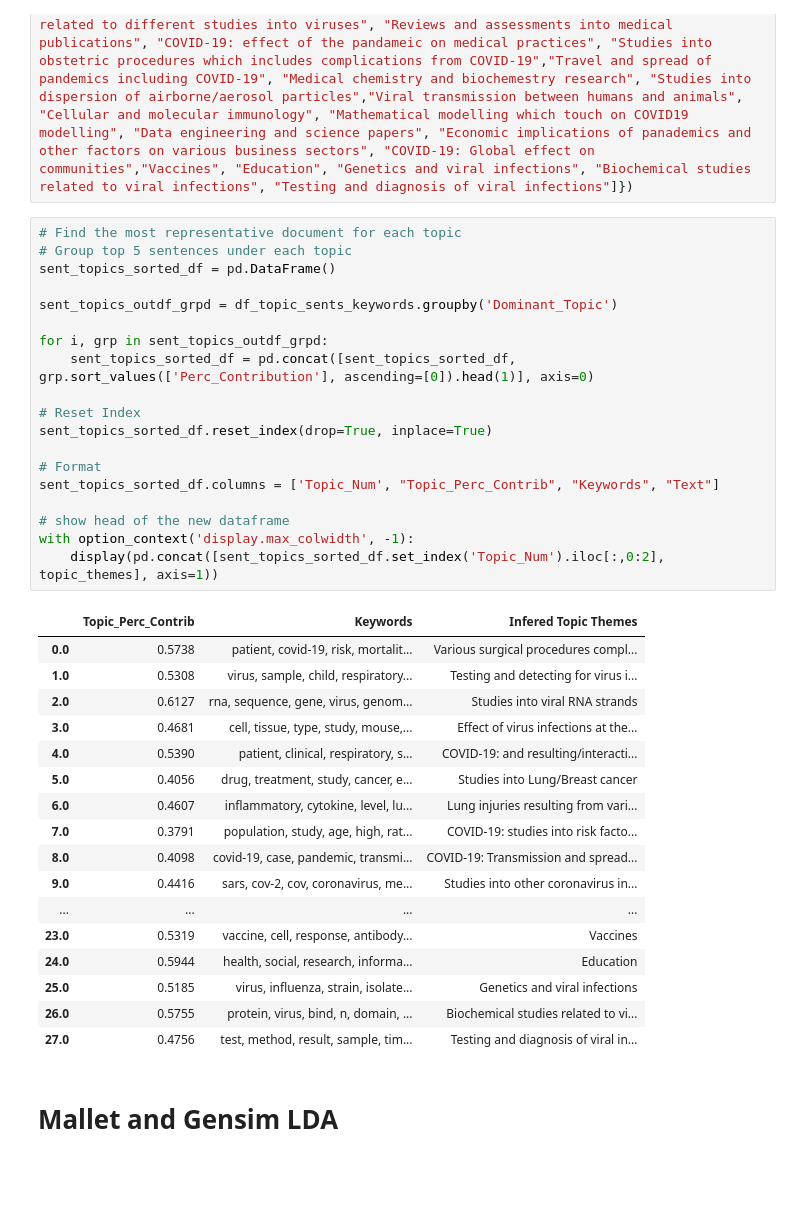
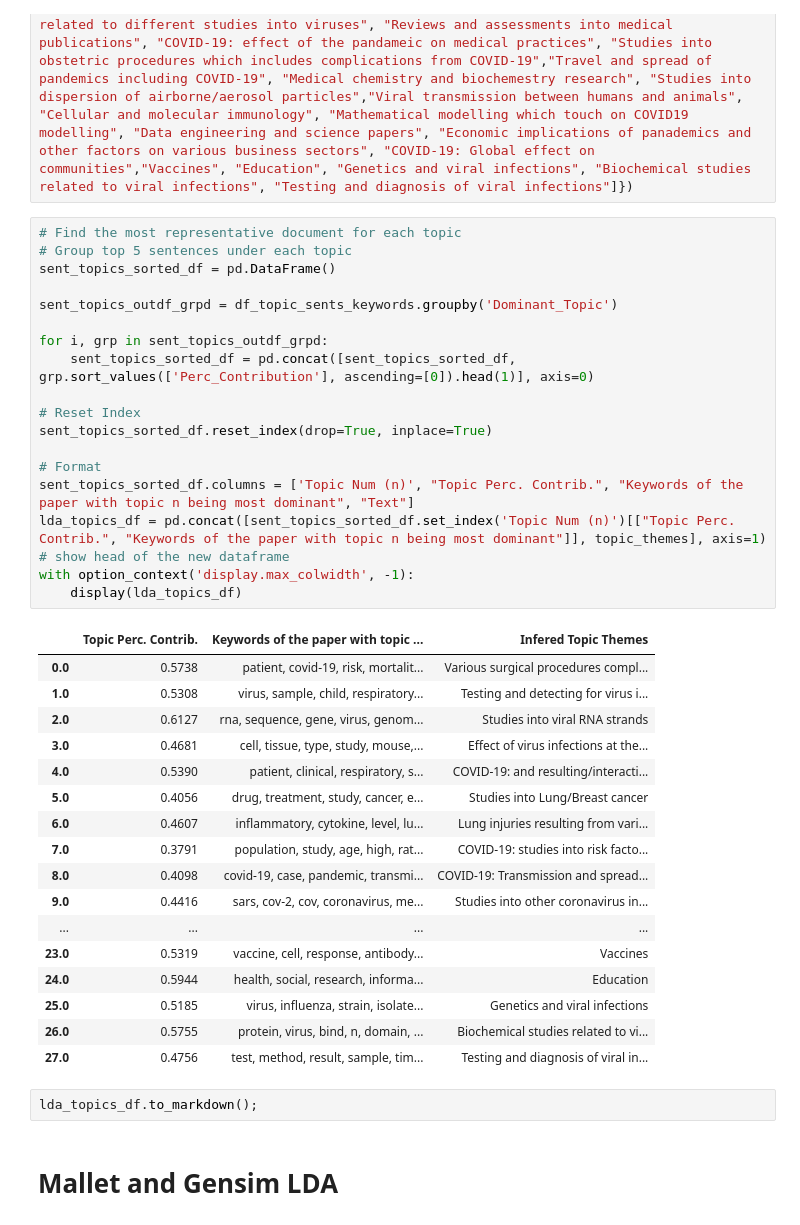
Before and after one commit to oqusous/COVID19_pmc_LDA, a Jupyter notebook: 01_IntroConc_Gensim_LDA_models.ipynb, the cells around one changed output. Cells and saved outputs as stored; diff of their text form; blank space fills up the shorter version.

Commit message:
infered topics table

```diff
--- a/01_IntroConc_Gensim_LDA_models.ipynb
+++ b/01_IntroConc_Gensim_LDA_models.ipynb
@@ -332,24 +332,24 @@ topic_themes = pd.DataFrame({'Infered Topic Themes':["Various surgical procedure
 # %%
 # Find the most representative document for each topic
 # Group top 5 sentences under each topic
 sent_topics_sorted_df = pd.DataFrame()
 
 sent_topics_outdf_grpd = df_topic_sents_keywords.groupby('Dominant_Topic')
 
 for i, grp in sent_topics_outdf_grpd:
     sent_topics_sorted_df = pd.concat([sent_topics_sorted_df, grp.sort_values(['Perc_Contribution'], ascending=[0]).head(1)], axis=0)
 
 # Reset Index
 sent_topics_sorted_df.reset_index(drop=True, inplace=True)
 
 # Format
-sent_topics_sorted_df.columns = ['Topic_Num', "Topic_Perc_Contrib", "Keywords", "Text"]
-
+sent_topics_sorted_df.columns = ['Topic Num (n)', "Topic Perc. Contrib.", "Keywords of the paper with topic n being most dominant", "Text"]
+lda_topics_df = pd.concat([sent_topics_sorted_df.set_index('Topic Num (n)')[["Topic Perc. Contrib.", "Keywords of the paper with topic n being most dominant"]], topic_themes], axis=1)
 # show head of the new dataframe
 with option_context('display.max_colwidth', -1):
-    display(pd.concat([sent_topics_sorted_df.set_index('Topic_Num').iloc[:,0:2], topic_themes], axis=1))
+    display(lda_topics_df)
 # %% [output]
-|  | Topic_Perc_Contrib | Keywords | Infered Topic Themes |
+|  | Topic Perc. Contrib. | Keywords of the paper with topic ... | Infered Topic Themes |
 | 0.0 | 0.5738 | patient, covid-19, risk, mortalit... | Various surgical procedures compl... |
 | 1.0 | 0.5308 | virus, sample, child, respiratory... | Testing and detecting for virus i... |
 | 2.0 | 0.6127 | rna, sequence, gene, virus, genom... | Studies into viral RNA strands |
@@ -366,6 +366,8 @@ with option_context('display.max_colwidth', -1):
 | 25.0 | 0.5185 | virus, influenza, strain, isolate... | Genetics and viral infections |
 | 26.0 | 0.5755 | protein, virus, bind, n, domain, ... | Biochemical studies related to vi... |
 | 27.0 | 0.4756 | test, method, result, sample, tim... | Testing and diagnosis of viral in... |
+# %%
+lda_topics_df.to_markdown();
 # %% [markdown]
 # Mallet and Gensim LDA
 # %%
```
